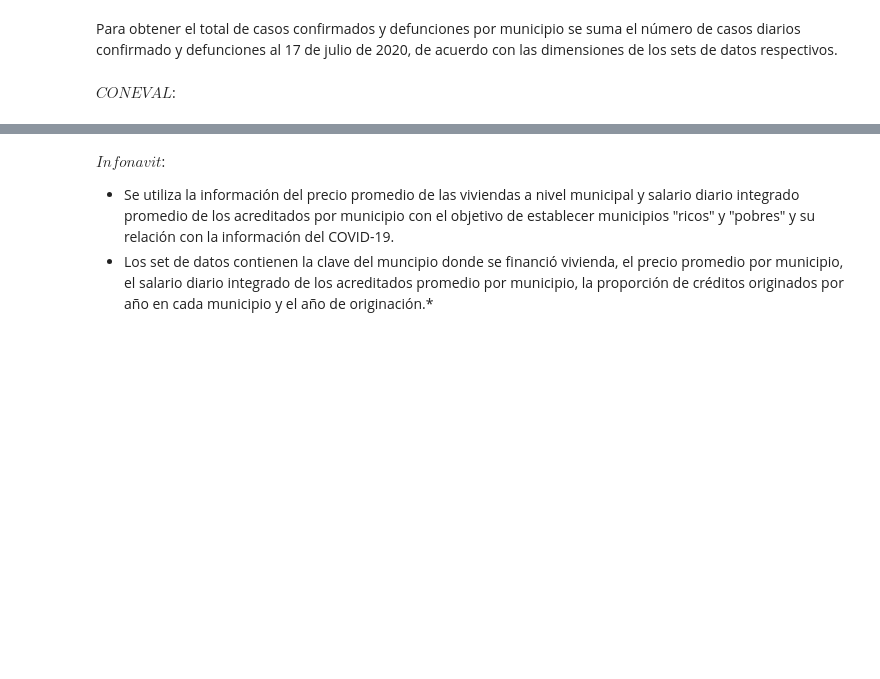
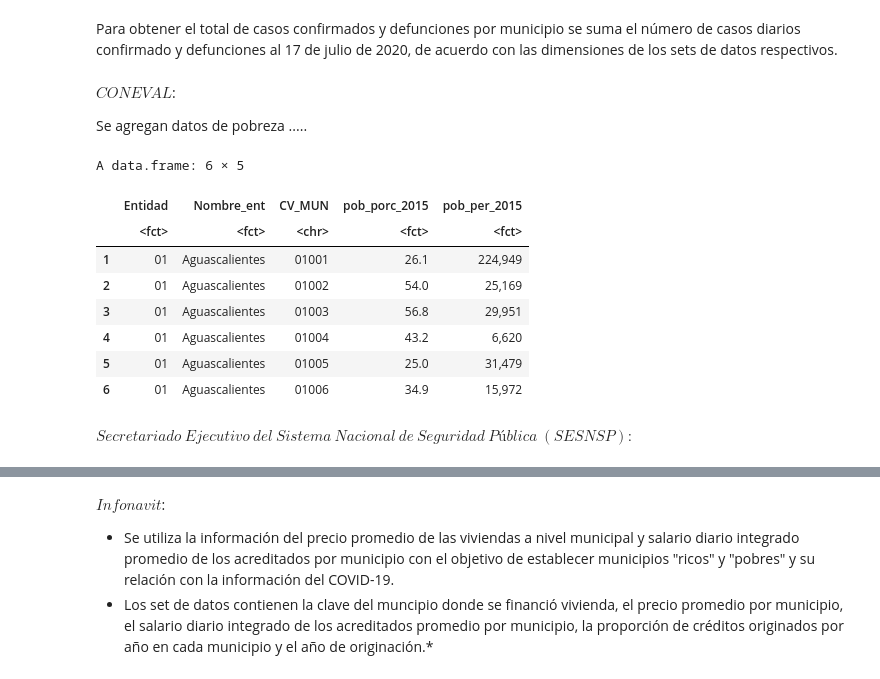
Before and after one commit to prope-2020-gh-classroom/practica-final-por-equipos-verano-2020-itam-rrmiguel-2401, a Jupyter notebook: PracticaFinal.ipynb, the cells around one changed output, grey strips where cells are left out. Drawn from its saved outputs; the diff is of its cells as text; code cells hidden in the pictures; blank space fills up the shorter version.

Commit message:
Se agregan cambios con la base completa de análisis issue #3

```diff
--- a/PracticaFinal.ipynb
+++ b/PracticaFinal.ipynb
@@ -57,5 +59,25 @@ Para obtener el total de casos confirmados y defunciones por municipio se suma e
 # %%
 confirmados$total<-rowSums(confirmados[,c(4:191)])
 defunciones$total<-rowSums(defunciones[,c(4:126)])
-# %% [markdown]
-$CONEVAL$:
+# %% [markdown]
+$CONEVAL$:
+
+Se agregan datos de pobreza .....
+# %%
+coneval<-read.csv("Datos/CONEVAL/Concentrado_pobreza_municipios_2015.csv")
+coneval<-coneval[,c("Entidad","Nombre_ent", "cve_mun", "pob_porc_2015","pob_per_2015")]
+coneval$cve_mun<- str_pad(string=as.character(coneval$cve_mun),side='left',width=5, pad="0")
+names(coneval)[3]<-"CV_MUN"
+head(coneval)
+# %% [output]
+A data.frame: 6 × 5
+|  | Entidad | Nombre_ent | CV_MUN | pob_porc_2015 | pob_per_2015 |
+|  | <fct> | <fct> | <chr> | <fct> | <fct> |
+| 1 | 01 | Aguascalientes | 01001 | 26.1 | 224,949 |
+| 2 | 01 | Aguascalientes | 01002 | 54.0 | 25,169 |
+| 3 | 01 | Aguascalientes | 01003 | 56.8 | 29,951 |
+| 4 | 01 | Aguascalientes | 01004 | 43.2 | 6,620 |
+| 5 | 01 | Aguascalientes | 01005 | 25.0 | 31,479 |
+| 6 | 01 | Aguascalientes | 01006 | 34.9 | 15,972 |
+# %% [markdown]
+$Secretariado\ Ejecutivo\ del\ Sistema\ Nacional\ de\ Seguridad\ Pública\ (SESNSP):$
```
Also changed, not shown: parts of 23 cells of this notebook.
